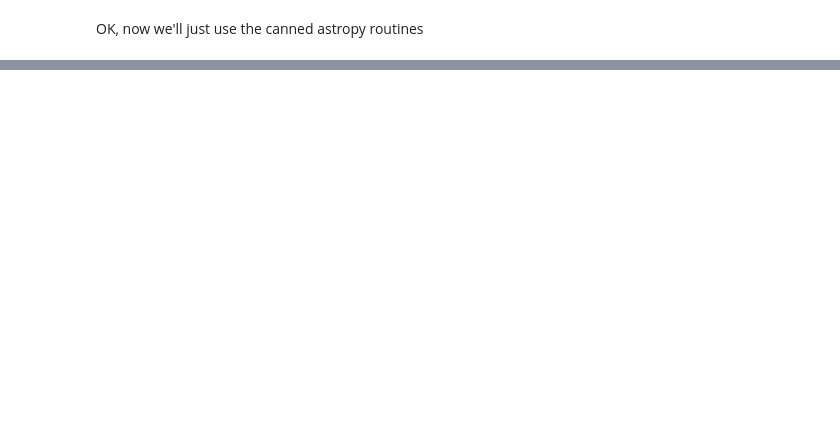
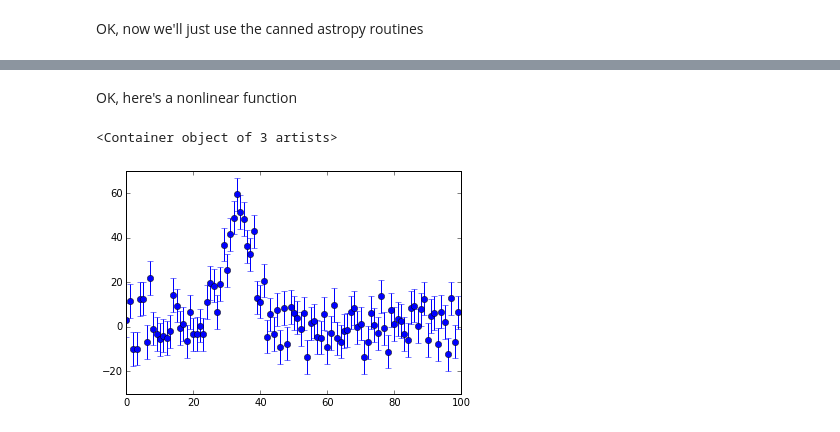
Before and after one commit to holtzmanjon/a575, a Jupyter notebook: fitting/fitting.ipynb, the cells around one changed output, grey strips where cells are left out. Drawn from its saved outputs; the diff is of its cells as text; code cells hidden in the pictures; blank space fills up the shorter version.

Commit message:
add nonlinear

```diff
--- a/fitting/fitting.ipynb
+++ b/fitting/fitting.ipynb
@@ -123,0 +123,23 @@ Parameters:
+# %% [markdown]
+OK, here's a nonlinear function
+# %%
+
+def func(x) :
+    ''' A simple Gaussian function '''
+    a=50.6
+    b=33.1
+    c=4.
+    return a * np.exp(-0.5 * (x-b)**2/c**2)
+
+# get 100 samples with homoschedastic errors
+n=100
+sigma=7.5+np.zeros(100)
+x=np.arange(n)
+# get the y values with gaussian errors
+y=func(x)+np.random.normal(0.,sigma,n)
+# plot it up
+plt.clf()
+plt.errorbar(x,y,yerr=sigma,marker='o',linestyle='none')
+# %% [output]
+<Container object of 3 artists>
+[figure, added]
```
Also changed, not shown: parts of 8 cells of this notebook.
